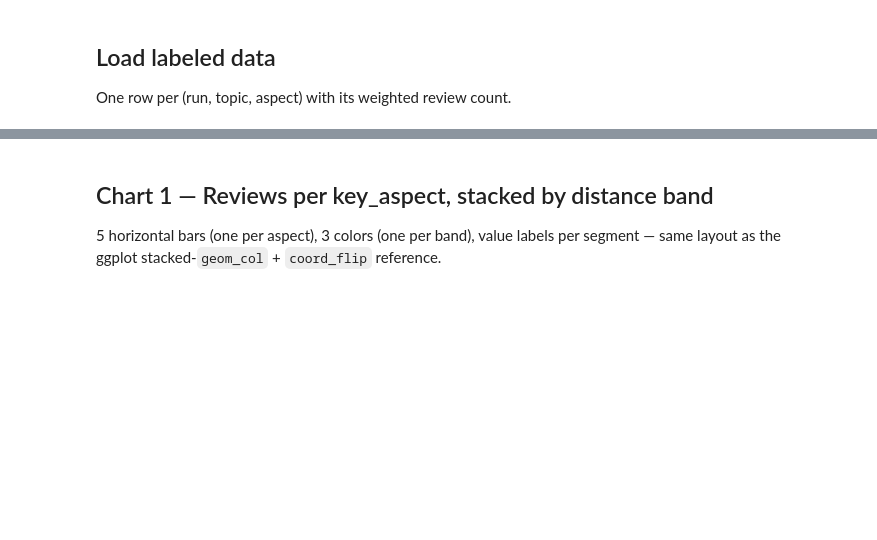
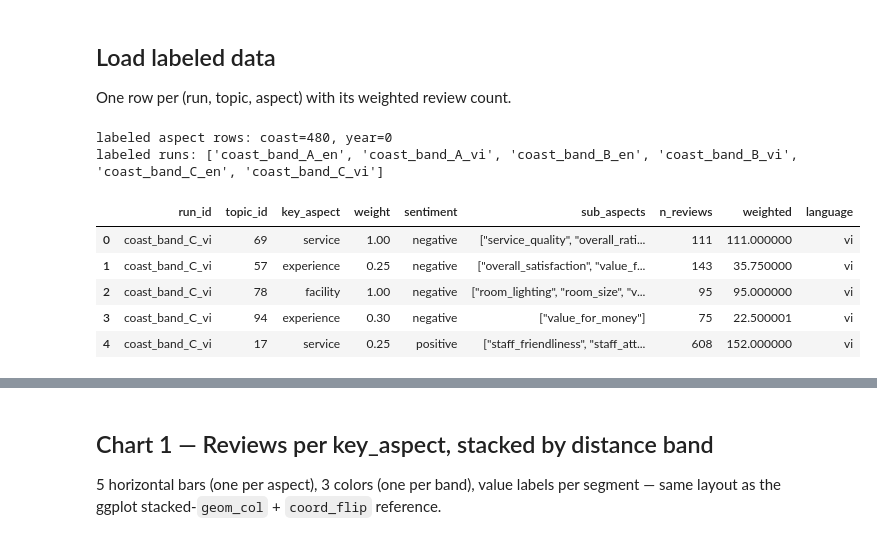
Before and after one commit to quangtiennnn/coastal-hotel, a Jupyter notebook: notebooks/18_aspect_visuals.ipynb, the cells around one changed output, grey strips where cells are left out. Saved outputs shown, nothing was run; the diff lists cells and outputs as text; code cells hidden in the pictures; blank space fills up the shorter version.

```diff
--- a/notebooks/18_aspect_visuals.ipynb
+++ b/notebooks/18_aspect_visuals.ipynb
@@ -73,10 +81,22 @@ df["language"] = df["run_id"].str[-2:]
 
 coast = df[df["run_id"].str.startswith("coast_band_")].copy()
 coast["band"] = (coast["run_id"].str.extract(r"coast_band_([ABC])")[0]
-                 .map(dict(zip(["A", "B", "C"], BAND_ORDER))))
+                 .map(dict(zip(["C", "B", "A"], BAND_ORDER))))
 
 year = df[df["run_id"].str.startswith("year_")].copy()
 year["year"] = year["run_id"].str.extract(r"year_(\d{4})")[0].astype(int)
 
 print(f"labeled aspect rows: coast={len(coast)}, year={len(year)}")
 print("labeled runs:", sorted(df.run_id.unique()))
+# %% [output]
+labeled aspect rows: coast=480, year=0
+labeled runs: ['coast_band_A_en', 'coast_band_A_vi', 'coast_band_B_en', 'coast_band_B_vi', 'coast_band_C_en', 'coast_band_C_vi']
+# %%
+df.head()
+# %% [output]
+|  | run_id | topic_id | key_aspect | weight | sentiment | sub_aspects | n_reviews | weighted | language |
+| 0 | coast_band_C_vi | 69 | service | 1.00 | negative | ["service_quality", "overall_rati... | 111 | 111.000000 | vi |
+| 1 | coast_band_C_vi | 57 | experience | 0.25 | negative | ["overall_satisfaction", "value_f... | 143 | 35.750000 | vi |
+| 2 | coast_band_C_vi | 78 | facility | 1.00 | negative | ["room_lighting", "room_size", "v... | 95 | 95.000000 | vi |
+| 3 | coast_band_C_vi | 94 | experience | 0.30 | negative | ["value_for_money"] | 75 | 22.500001 | vi |
+| 4 | coast_band_C_vi | 17 | service | 0.25 | positive | ["staff_friendliness", "staff_att... | 608 | 152.000000 | vi |
```
Also changed, not shown: parts of 8 cells of this notebook.
